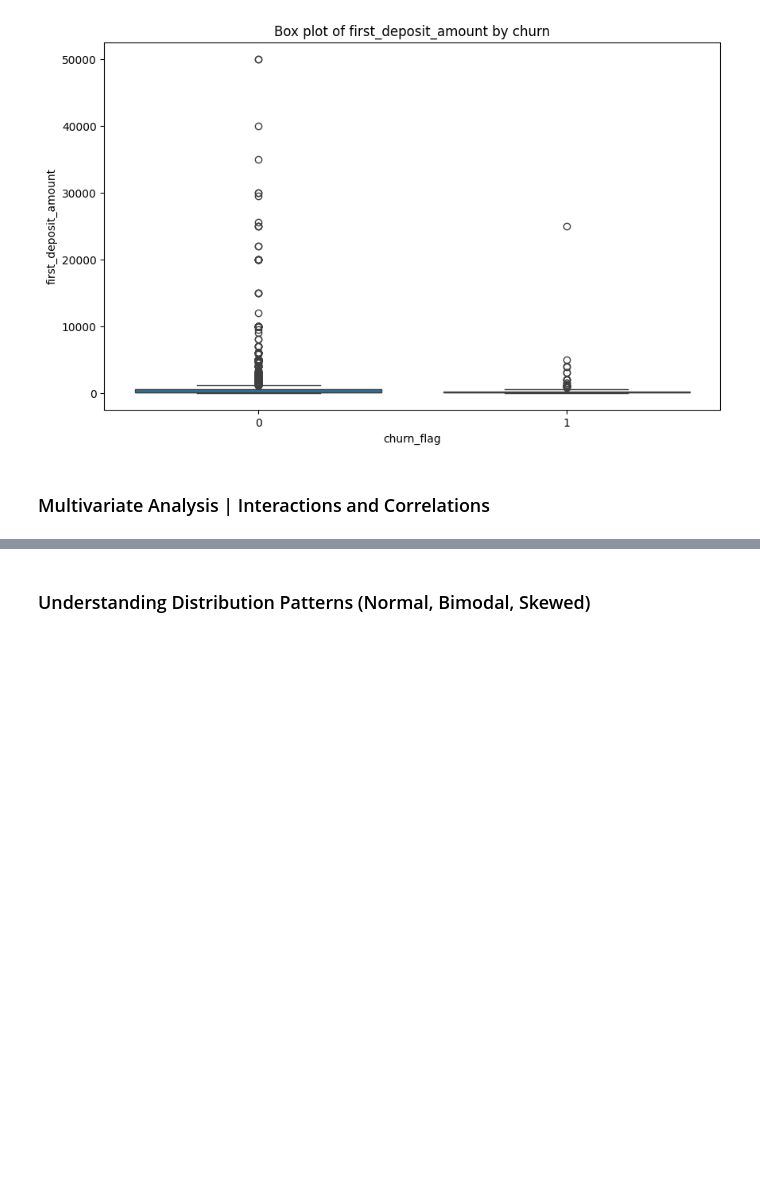
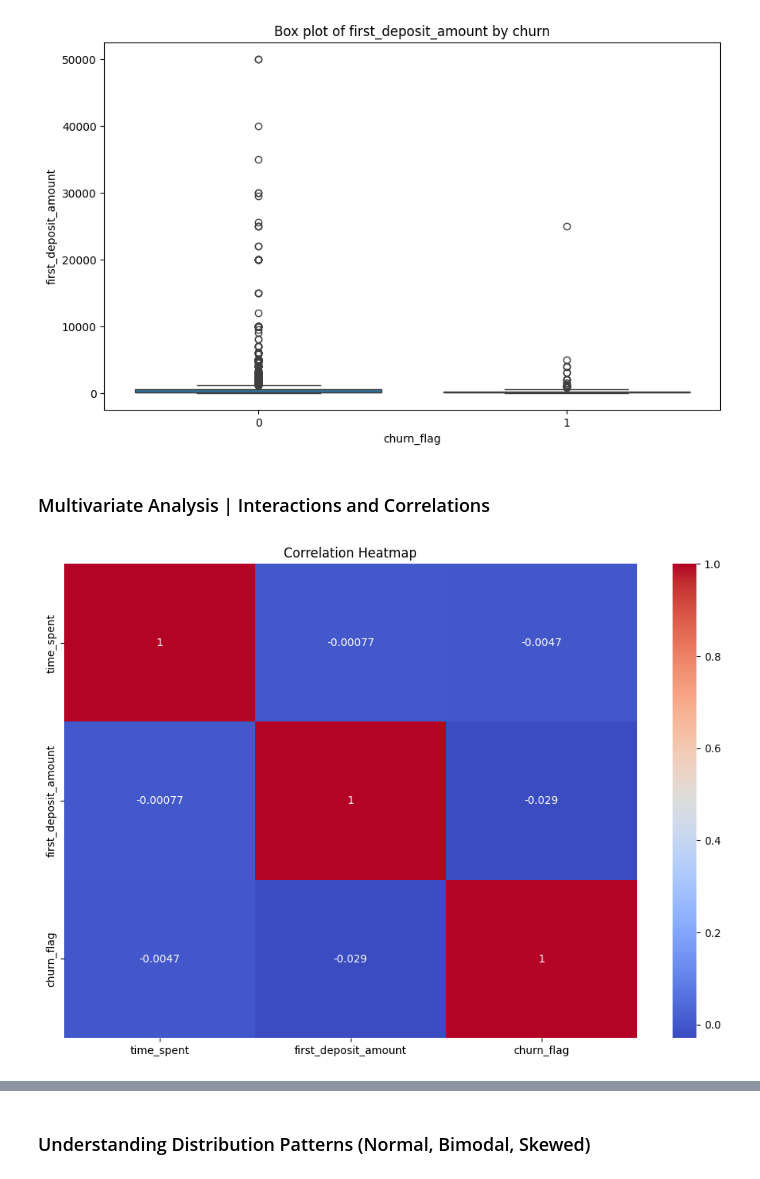
Before and after one commit to Michelangelo20/robinhood_classifer, a Jupyter notebook: src/notebook/rh_classifier_EDA_pt1.ipynb, the cells around one changed output, grey strips where cells are left out. Saved outputs shown, nothing was run; the diff lists cells and outputs as text; code cells hidden in the pictures; blank space fills up the shorter version.

```diff
--- a/src/notebook/rh_classifier_EDA_pt1.ipynb
+++ b/src/notebook/rh_classifier_EDA_pt1.ipynb
@@ -254,11 +257,17 @@ for col in num_cols:
 ### Multivariate Analysis | Interactions and Correlations
 # %%
 # Correlation matrix and heatmap to understand relationships between numerical variables.
+# Filter out only numerical columns
+num_cols = df.select_dtypes(include=['float64', 'int64'])
+
+# Correlation matrix and heatmap to understand relationships between numerical variables.
 plt.figure(figsize=(12, 8))
-corr = df.corr()
+corr = num_cols.corr()  # Calculate correlation on numerical columns
 sns.heatmap(corr, annot=True, cmap='coolwarm')
 plt.title('Correlation Heatmap')
 plt.show()
+# %% [output]
+[figure, added]
 # %%
 # Pair plot to see pairwise relationships
 sns.pairplot(df, hue='churn_flag', vars=num_cols)
```
Also changed, not shown: parts of 9 cells of this notebook, 9 other files.
